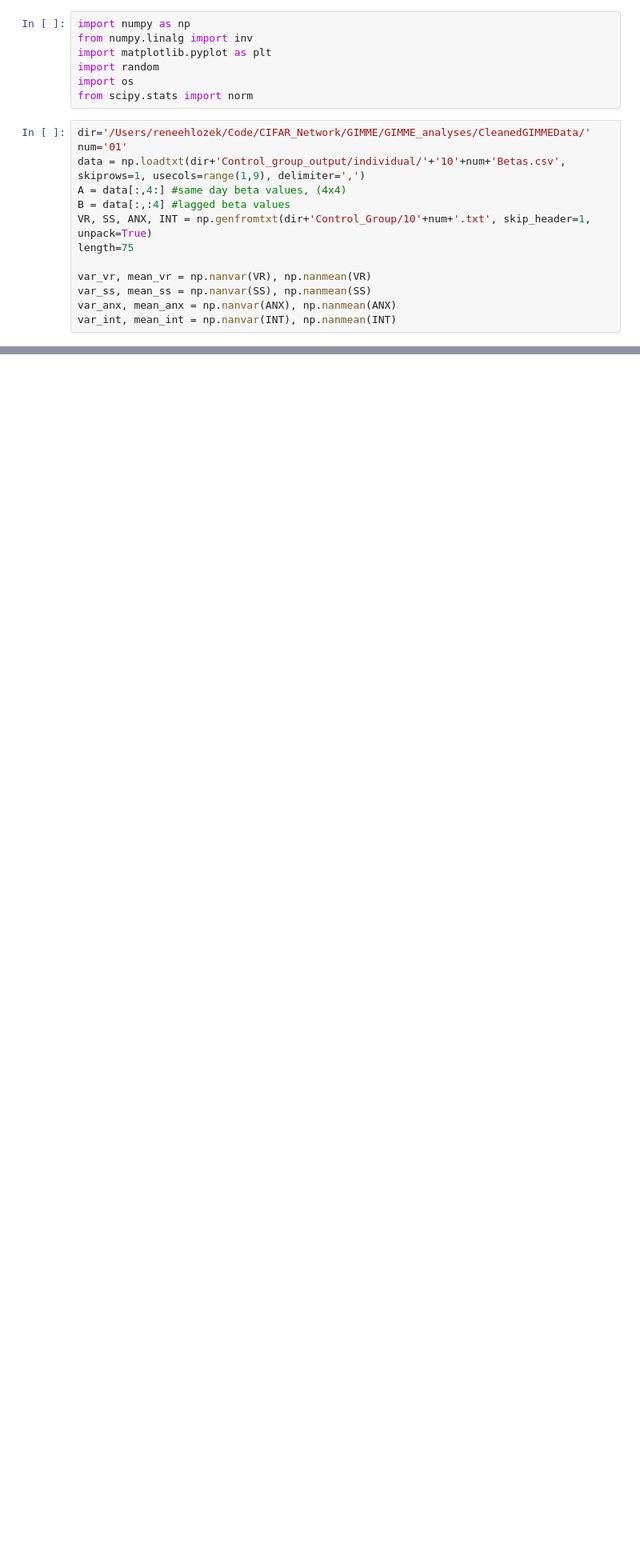
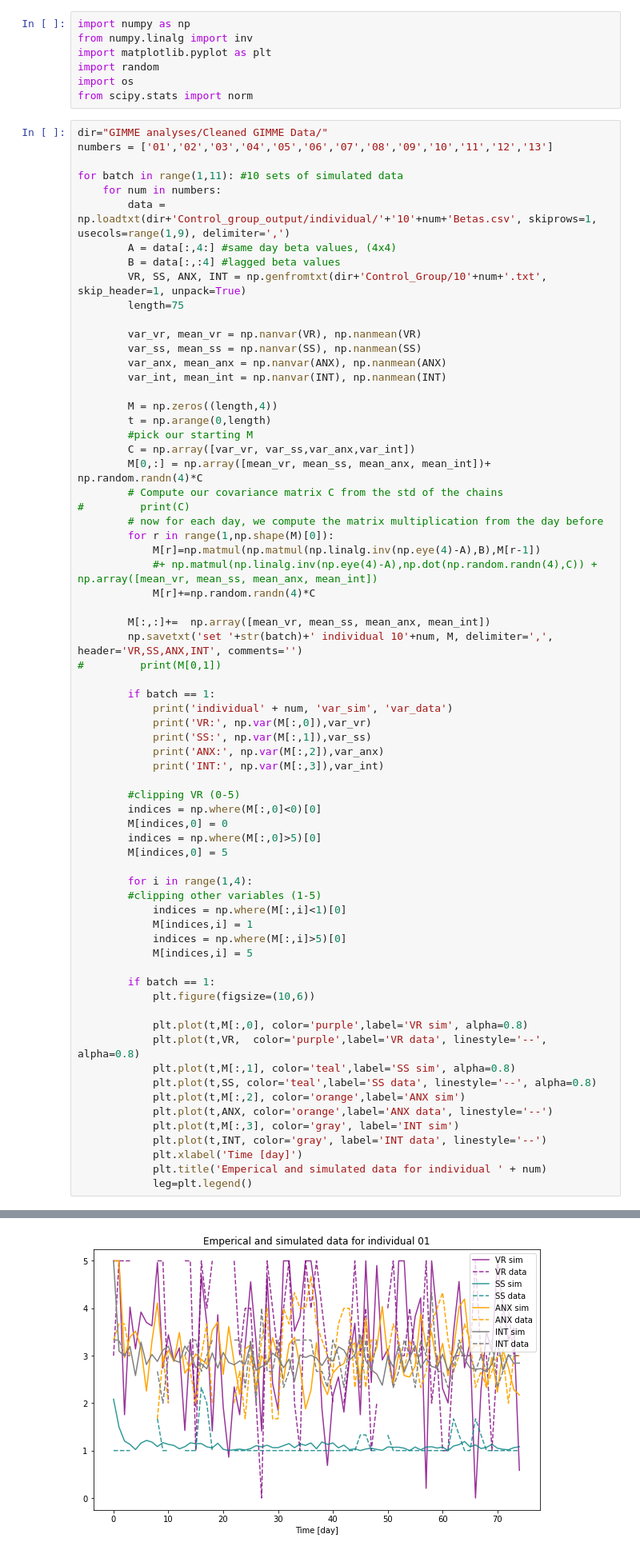
Before and after one commit to bangari-19/Collaborative-CIFAR-Project-, a Jupyter notebook: Testing_Lagged_Matrices.ipynb, the cells around one changed output, grey strips where cells are left out. Shown at 80% size. Cells and saved outputs as stored; diff of their text form; blank space fills up the shorter version.

Commit message:
Add files via upload
10 sets of simulated data and plots shown for 1 set

```diff
--- a/Testing_Lagged_Matrices.ipynb
+++ b/Testing_Lagged_Matrices.ipynb
@@ -6,15 +6,71 @@ import random
 import os
 from scipy.stats import norm
 # %%
-dir='/Users/reneehlozek/Code/CIFAR_Network/GIMME/GIMME_analyses/CleanedGIMMEData/'
-num='01'
-data = np.loadtxt(dir+'Control_group_output/individual/'+'10'+num+'Betas.csv', skiprows=1, usecols=range(1,9), delimiter=',')
-A = data[:,4:] #same day beta values, (4x4)
-B = data[:,:4] #lagged beta values
-VR, SS, ANX, INT = np.genfromtxt(dir+'Control_Group/10'+num+'.txt', skip_header=1, unpack=True)
-length=75
+dir="GIMME analyses/Cleaned GIMME Data/"
+numbers = ['01','02','03','04','05','06','07','08','09','10','11','12','13']
 
-var_vr, mean_vr = np.nanvar(VR), np.nanmean(VR)
-var_ss, mean_ss = np.nanvar(SS), np.nanmean(SS)
-var_anx, mean_anx = np.nanvar(ANX), np.nanmean(ANX)
-var_int, mean_int = np.nanvar(INT), np.nanmean(INT)
+for batch in range(1,11): #10 sets of simulated data
+    for num in numbers:
+        data = np.loadtxt(dir+'Control_group_output/individual/'+'10'+num+'Betas.csv', skiprows=1, usecols=range(1,9), delimiter=',')
+        A = data[:,4:] #same day beta values, (4x4)
+        B = data[:,:4] #lagged beta values
+        VR, SS, ANX, INT = np.genfromtxt(dir+'Control_Group/10'+num+'.txt', skip_header=1, unpack=True)
+        length=75
+
+        var_vr, mean_vr = np.nanvar(VR), np.nanmean(VR)
+        var_ss, mean_ss = np.nanvar(SS), np.nanmean(SS)
+        var_anx, mean_anx = np.nanvar(ANX), np.nanmean(ANX)
+        var_int, mean_int = np.nanvar(INT), np.nanmean(INT)
+
+        M = np.zeros((length,4))
+        t = np.arange(0,length)
+        #pick our starting M
+        C = np.array([var_vr, var_ss,var_anx,var_int])
+        M[0,:] = np.array([mean_vr, mean_ss, mean_anx, mean_int])+ np.random.randn(4)*C
+        # Compute our covariance matrix C from the std of the chains
+#         print(C)
+        # now for each day, we compute the matrix multiplication from the day before
+        for r in range(1,np.shape(M)[0]):
+            M[r]=np.matmul(np.matmul(np.linalg.inv(np.eye(4)-A),B),M[r-1])
+            #+ np.matmul(np.linalg.inv(np.eye(4)-A),np.dot(np.random.randn(4),C)) + np.array([mean_vr, mean_ss, mean_anx, mean_int])
+            M[r]+=np.random.randn(4)*C
+
+        M[:,:]+=  np.array([mean_vr, mean_ss, mean_anx, mean_int])
+        np.savetxt('set '+str(batch)+' individual 10'+num, M, delimiter=',', header='VR,SS,ANX,INT', comments='')
+#         print(M[0,1])
+
+        if batch == 1:
+            print('individual' + num, 'var_sim', 'var_data')
+            print('VR:', np.var(M[:,0]),var_vr)
+            print('SS:', np.var(M[:,1]),var_ss)
+            print('ANX:', np.var(M[:,2]),var_anx)
+            print('INT:', np.var(M[:,3]),var_int)
+
+        #clipping VR (0-5)
+        indices = np.where(M[:,0]<0)[0]
+        M[indices,0] = 0
+        indices = np.where(M[:,0]>5)[0]
+        M[indices,0] = 5
+
+        for i in range(1,4):
+        #clipping other variables (1-5)
+            indices = np.where(M[:,i]<1)[0]
+            M[indices,i] = 1
+            indices = np.where(M[:,i]>5)[0]
+            M[indices,i] = 5
+
+        if batch == 1:
+            plt.figure(figsize=(10,6))
+
+            plt.plot(t,M[:,0], color='purple',label='VR sim', alpha=0.8)
+            plt.plot(t,VR,  color='purple',label='VR data', linestyle='--', alpha=0.8)
+            plt.plot(t,M[:,1], color='teal',label='SS sim', alpha=0.8)
+            plt.plot(t,SS, color='teal',label='SS data', linestyle='--', alpha=0.8)
+            plt.plot(t,M[:,2], color='orange',label='ANX sim')
+            plt.plot(t,ANX, color='orange',label='ANX data', linestyle='--')
+            plt.plot(t,M[:,3], color='gray', label='INT sim')
+            plt.plot(t,INT, color='gray', label='INT data', linestyle='--')
+            plt.xlabel('Time [day]')
+            plt.title('Emperical and simulated data for individual ' + num)
+            leg=plt.legend()
+# %% [output]
@@ -20,0 +94 @@ var_int, mean_int = np.nanvar(INT), np.nanmean(INT)
+[figure, added]
```
Also changed, not shown: parts of 6 cells of this notebook.
